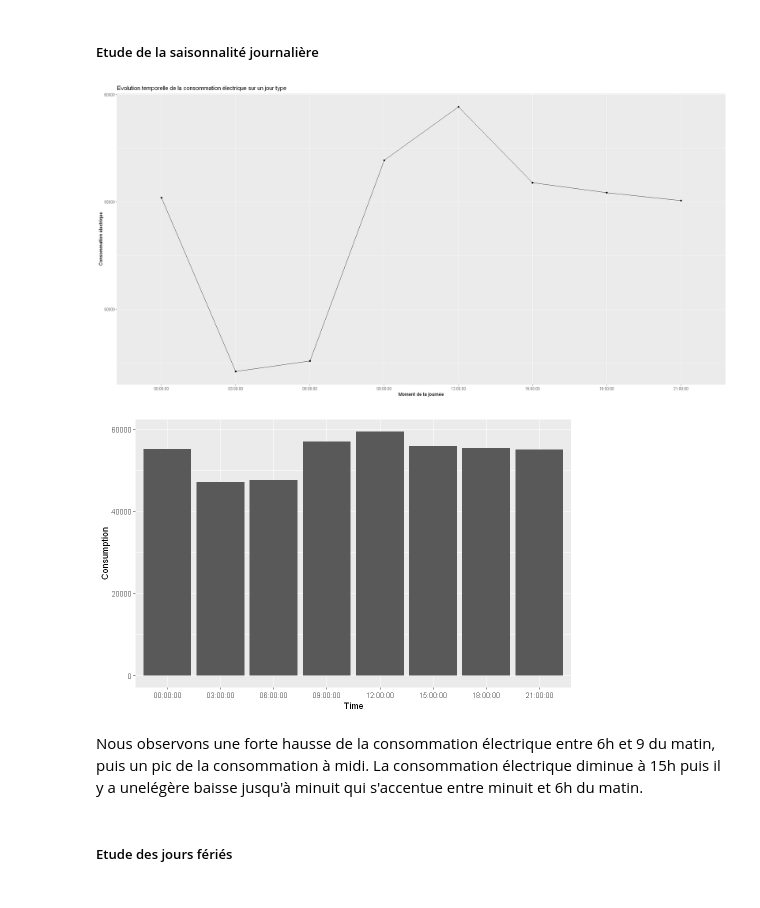
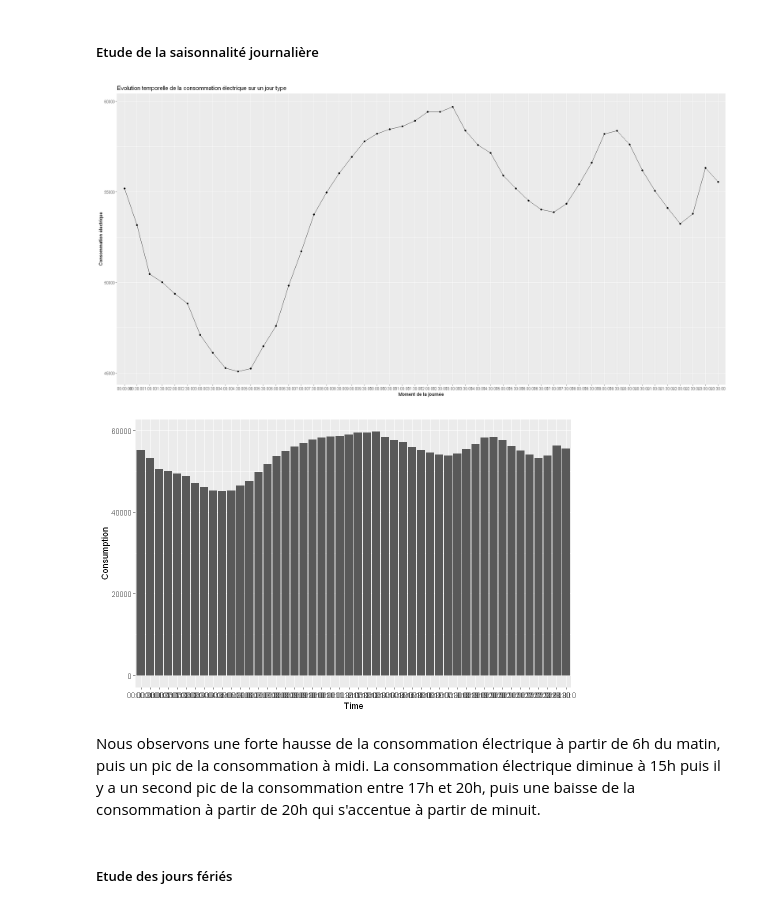
Before and after one commit to PaulineMendras/Seminaire-Modelisation-Stat, a Jupyter notebook: Notebook.ipynb, the cells around one changed output. Saved outputs shown, nothing was run; the diff lists cells and outputs as text; code cells hidden in the pictures.

```diff
--- a/Notebook.ipynb
+++ b/Notebook.ipynb
@@ -116,9 +135,13 @@ data_test = left_join(data_test,holidays,"Date")
 
 benchmark = left_join(benchmark,holidays,"Date")
 # %%
-data_train$Holidays_A <- as.integer(as.logical(data_train$Holidays_A))
-data_train$Holidays_B <- as.integer(as.logical(data_train$Holidays_B))
-data_train$Holidays_C <- as.integer(as.logical(data_train$Holidays_C))
+data_train_0$Holidays_A <- as.integer(as.logical(data_train_0$Holidays_A))
+data_train_0$Holidays_B <- as.integer(as.logical(data_train_0$Holidays_B))
+data_train_0$Holidays_C <- as.integer(as.logical(data_train_0$Holidays_C))
+
+data_train_1$Holidays_A <- as.integer(as.logical(data_train_1$Holidays_A))
+data_train_1$Holidays_B <- as.integer(as.logical(data_train_1$Holidays_B))
+data_train_1$Holidays_C <- as.integer(as.logical(data_train_1$Holidays_C))
 
 data_test$Holidays_A <- as.integer(as.logical(data_test$Holidays_A))
 data_test$Holidays_B <- as.integer(as.logical(data_test$Holidays_B))
@@ -128,8 +151,11 @@ benchmark$Holidays_A <- as.integer(as.logical(benchmark$Holidays_A))
 benchmark$Holidays_B <- as.integer(as.logical(benchmark$Holidays_B))
 benchmark$Holidays_C <- as.integer(as.logical(benchmark$Holidays_C))
 # %%
-data_train$Holidays <- 0
-data_train$Holidays[data_train$Holidays_A==1 | data_train$Holidays_B==1 | data_train$Holidays_B==1] <- 1
+data_train_0$Holidays <- 0
+data_train_0$Holidays[data_train_0$Holidays_A==1 | data_train_0$Holidays_B==1 | data_train_0$Holidays_B==1] <- 1
+
+data_train_1$Holidays <- 0
+data_train_1$Holidays[data_train_1$Holidays_A==1 | data_train_1$Holidays_B==1 | data_train_1$Holidays_B==1] <- 1
 
 data_test$Holidays <- 0
 data_test$Holidays[data_test$Holidays_A==1 | data_test$Holidays_B==1 | data_test$Holidays_B==1] <- 1
@@ -437,18 +414,18 @@ On observe une forte hausse en début de mois et certains pics à certains jours
 ##### Etude de la saisonnalité hebdomadaire
 # %%
 #Création d'une semaine type: aggrégation par jour de la semaine
-data_train <- data_train %>%
+data_train_0 <- data_train_0 %>%
   mutate(Day_number = case_when(
-    data_train$Weekday == "lundi" ~ 1,
-    data_train$Weekday == "mardi" ~ 2,
-    data_train$Weekday == "mercredi" ~ 3,
-    data_train$Weekday == "jeudi" ~ 4,
-    data_train$Weekday == "vendredi" ~ 5,
-    data_train$Weekday == "samedi" ~ 6,
-    data_train$Weekday == "dimanche" ~ 7,
+    data_train_0$Weekday == "lundi" ~ 1,
+    data_train_0$Weekday == "mardi" ~ 2,
+    data_train_0$Weekday == "mercredi" ~ 3,
+    data_train_0$Weekday == "jeudi" ~ 4,
+    data_train_0$Weekday == "vendredi" ~ 5,
+    data_train_0$Weekday == "samedi" ~ 6,
+    data_train_0$Weekday == "dimanche" ~ 7,
     ))
 
-data_train_day_type <- data_train %>%
+data_train_0_day_type <- data_train_0 %>%
     group_by(Day_number) %>%
     summarise_at(vars("Consumption"), mean)
 # %%
@@ -473,27 +450,27 @@ Nous observons de consommation le mardi-mercredi-jeudi, une diminution le vendre
 ##### Etude de la saisonnalité journalière
 # %%
 #Création d'une journée type: aggrégation par 'Time'
-data_train_time_type <- data_train %>%
+data_train_0_time_type <- data_train_0 %>%
     group_by(Time) %>%
     summarise_at(vars("Consumption"), mean)
 # %%
 #Représentation graphique de la consommation électrique sur notre journée type
 options(repr.plot.width=20, repr.plot.height=10)
-ggplot(data_train_time_type, aes(Time, Consumption, group = 1)) +
+ggplot(data_train_0_time_type, aes(Time, Consumption, group = 1)) +
          geom_point() +
          geom_line() +
          labs(x = "Moment de la journée", y = "Consommation électrique",
               title = "Evolution temporelle de la consommation électrique sur un jour type")
 # %% [output]
-[figure, old version]
+[figure, new version]
 # %%
 #Consommation électrique pour chaque période de notre journée type
 options(repr.plot.width=8, repr.plot.height=5)
-ggplot(data=data_train_time_type, aes(x=Time, y=Consumption)) + geom_bar(stat="identity")
+ggplot(data=data_train_0_time_type, aes(x=Time, y=Consumption)) + geom_bar(stat="identity")
 # %% [output]
-[figure, old version]
+[figure, new version]
 # %% [markdown]
-Nous observons une forte hausse de la consommation électrique entre 6h et 9 du matin, puis un pic de la consommation à midi. La consommation électrique diminue à 15h puis il y a unelégère baisse jusqu'à minuit qui s'accentue entre minuit et 6h du matin.
+Nous observons une forte hausse de la consommation électrique à partir de 6h du matin, puis un pic de la consommation à midi. La consommation électrique diminue à 15h puis il y a un second pic de la consommation entre 17h et 20h, puis une baisse de la consommation à partir de 20h qui s'accentue à partir de minuit.
 # %% [markdown]
 ##### Etude des jours fériés
 # %%
```
Also changed, not shown: parts of 65 cells of this notebook.
